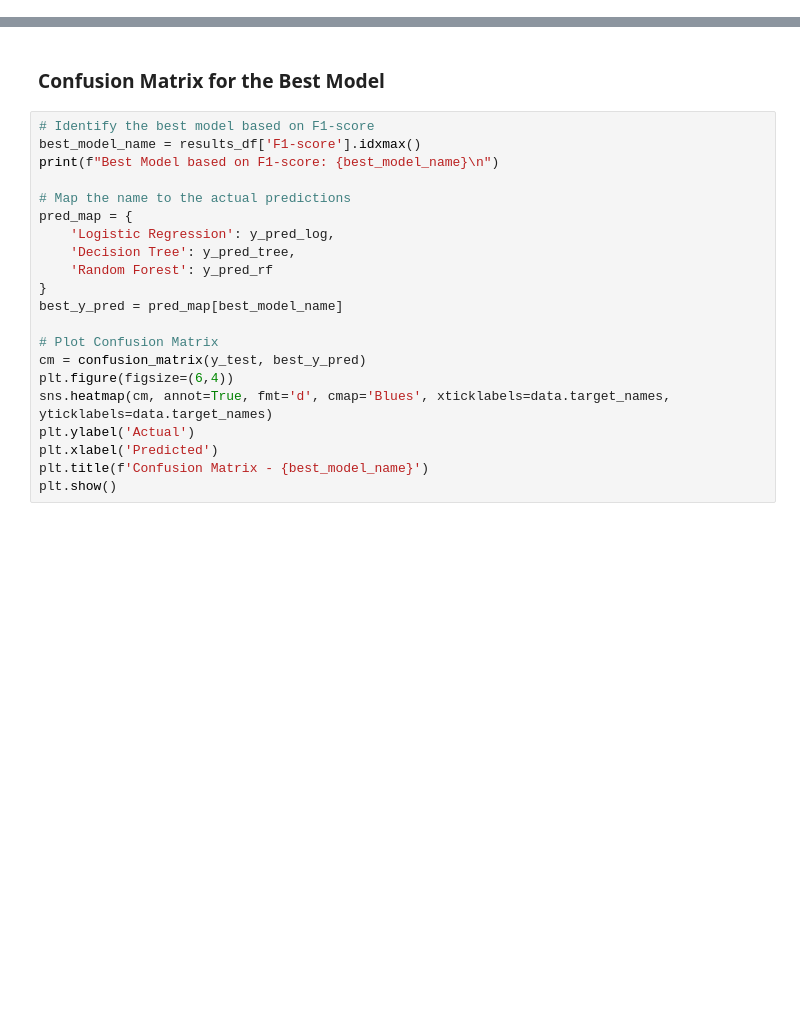
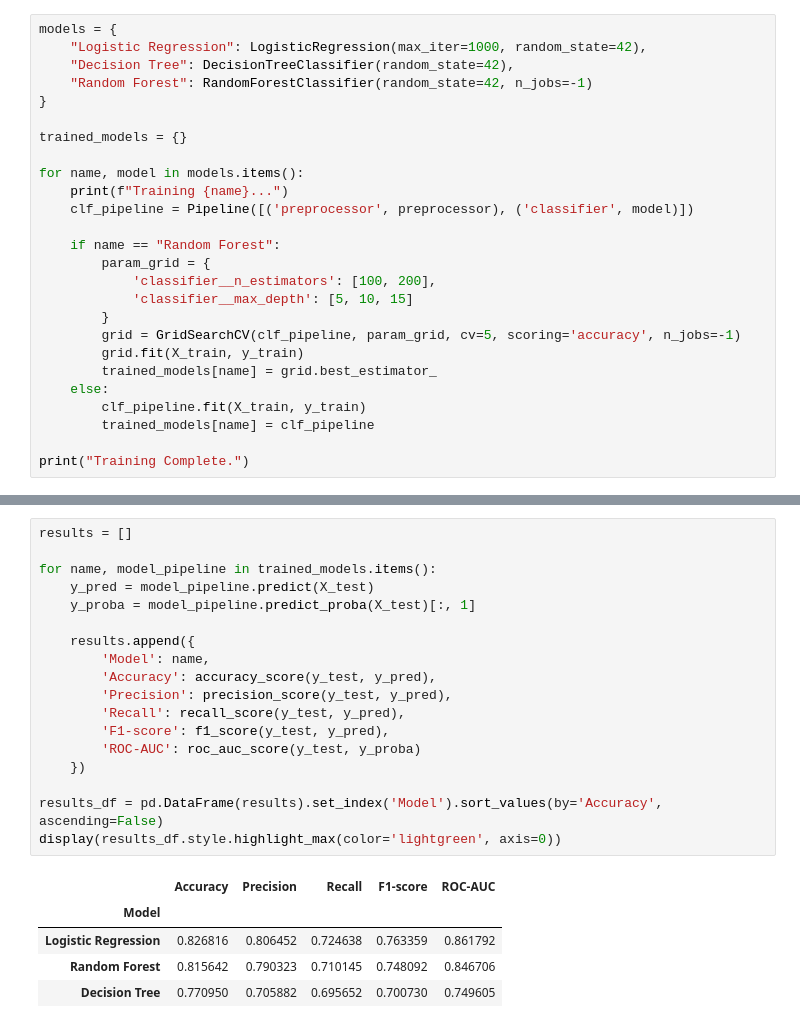
Before and after one commit to Vvijayaragupathy-uno/machinelearning, a Jupyter notebook: day-3/Classification_Models.ipynb, the cells around one changed output, grey strips where cells are left out. Drawn from its saved outputs; the diff is of its cells as text; blank space fills up the shorter version.

```diff
--- a/day-3/Classification_Models.ipynb
+++ b/day-3/Classification_Models.ipynb
@@ -51,0 +143,26 @@ y_proba_rf = rf_clf.predict_proba(X_test_scaled)[:, 1]
+# %%
+models = {
+    "Logistic Regression": LogisticRegression(max_iter=1000, random_state=42),
+    "Decision Tree": DecisionTreeClassifier(random_state=42),
+    "Random Forest": RandomForestClassifier(random_state=42, n_jobs=-1)
+}
+
+trained_models = {}
+
+for name, model in models.items():
+    print(f"Training {name}...")
+    clf_pipeline = Pipeline([('preprocessor', preprocessor), ('classifier', model)])
+
+    if name == "Random Forest":
+        param_grid = {
+            'classifier__n_estimators': [100, 200],
+            'classifier__max_depth': [5, 10, 15]
+        }
+        grid = GridSearchCV(clf_pipeline, param_grid, cv=5, scoring='accuracy', n_jobs=-1)
+        grid.fit(X_train, y_train)
+        trained_models[name] = grid.best_estimator_
+    else:
+        clf_pipeline.fit(X_train, y_train)
+        trained_models[name] = clf_pipeline
+
+print("Training Complete.")
@@ -72,23 +176,24 @@ display(results_df)
-# %% [markdown]
-### Confusion Matrix for the Best Model
-# %%
-# Identify the best model based on F1-score
-best_model_name = results_df['F1-score'].idxmax()
-print(f"Best Model based on F1-score: {best_model_name}\n")
-
-# Map the name to the actual predictions
-pred_map = {
-    'Logistic Regression': y_pred_log,
-    'Decision Tree': y_pred_tree,
-    'Random Forest': y_pred_rf
-}
-best_y_pred = pred_map[best_model_name]
-
-# Plot Confusion Matrix
-cm = confusion_matrix(y_test, best_y_pred)
-plt.figure(figsize=(6,4))
-sns.heatmap(cm, annot=True, fmt='d', cmap='Blues', xticklabels=data.target_names, yticklabels=data.target_names)
-plt.ylabel('Actual')
-plt.xlabel('Predicted')
-plt.title(f'Confusion Matrix - {best_model_name}')
-plt.show()
+# %%
+results = []
+
+for name, model_pipeline in trained_models.items():
+    y_pred = model_pipeline.predict(X_test)
+    y_proba = model_pipeline.predict_proba(X_test)[:, 1]
+
+    results.append({
+        'Model': name,
+        'Accuracy': accuracy_score(y_test, y_pred),
+        'Precision': precision_score(y_test, y_pred),
+        'Recall': recall_score(y_test, y_pred),
+        'F1-score': f1_score(y_test, y_pred),
+        'ROC-AUC': roc_auc_score(y_test, y_proba)
+    })
+
+results_df = pd.DataFrame(results).set_index('Model').sort_values(by='Accuracy', ascending=False)
+display(results_df.style.highlight_max(color='lightgreen', axis=0))
+# %% [output]
+|  | Accuracy | Precision | Recall | F1-score | ROC-AUC |
+| Model |  |  |  |  |  |
+| Logistic Regression | 0.826816 | 0.806452 | 0.724638 | 0.763359 | 0.861792 |
+| Random Forest | 0.815642 | 0.790323 | 0.710145 | 0.748092 | 0.846706 |
+| Decision Tree | 0.770950 | 0.705882 | 0.695652 | 0.700730 | 0.749605 |
```
Also changed, not shown: parts of 25 cells of this notebook.
